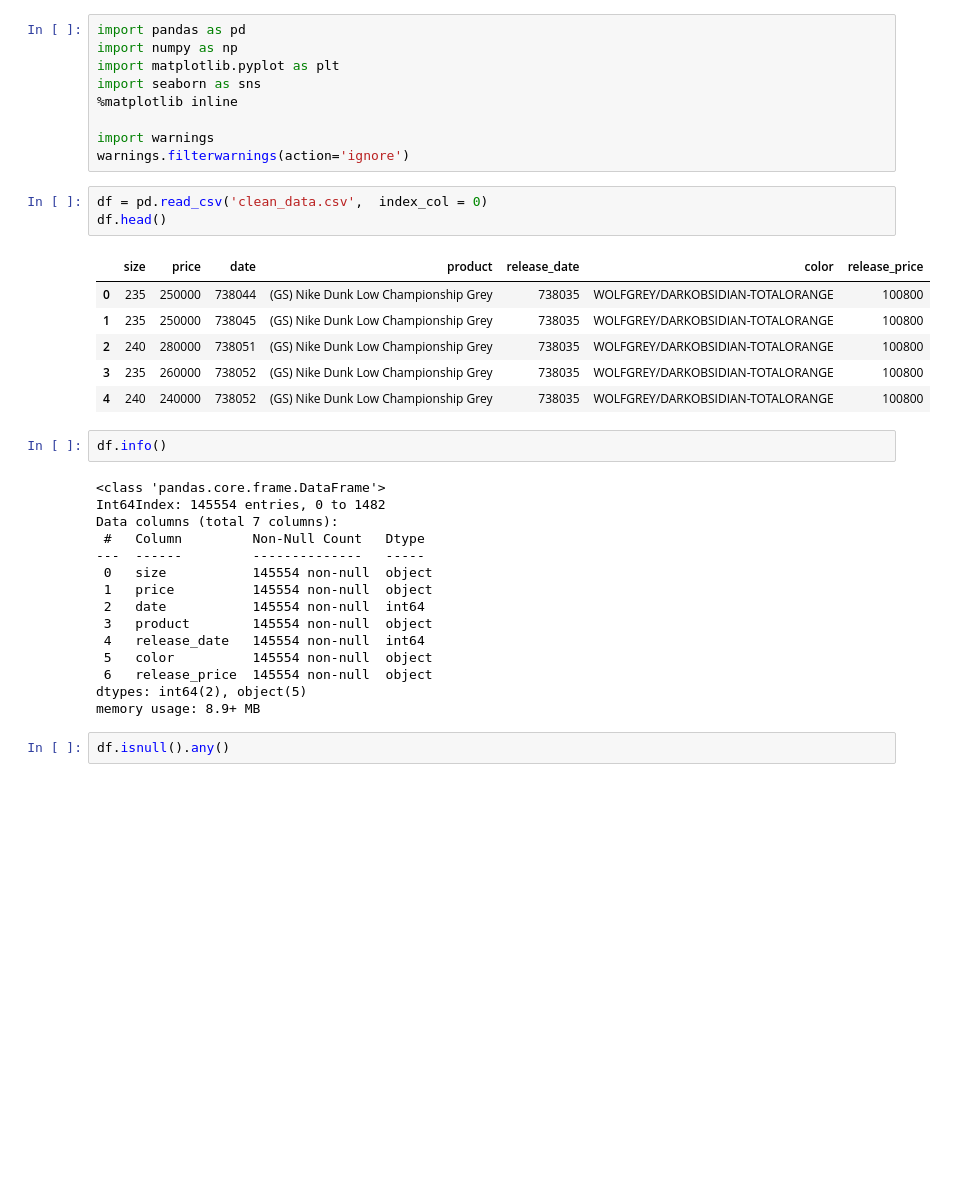
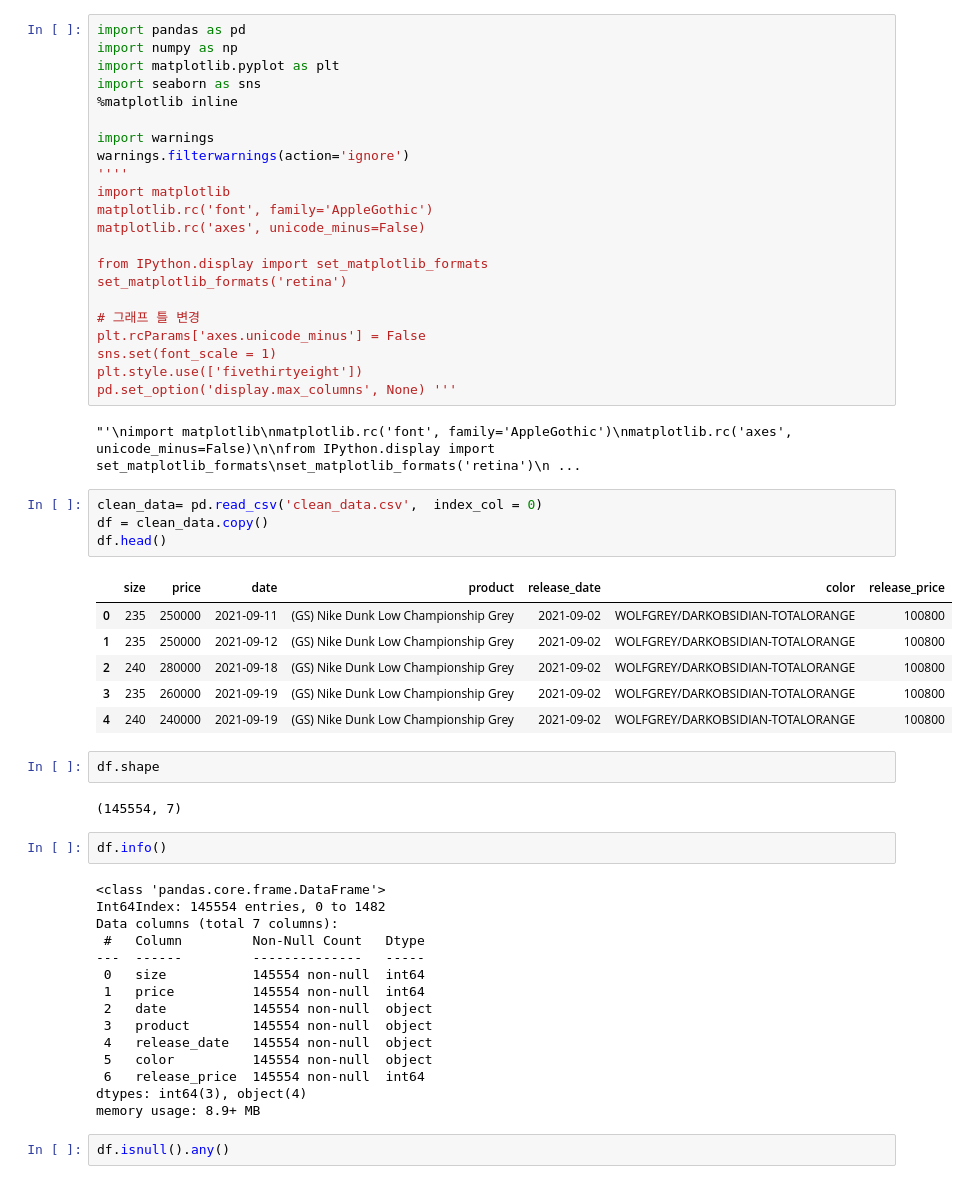
Before and after one commit to danielwon01/BDA-Final-Project, a Jupyter notebook: EDA/EDA_Sample.ipynb, the cells around one changed output. Drawn from its saved outputs; the diff is of its cells as text; blank space fills up the shorter version.

```diff
--- a/EDA/EDA_Sample.ipynb
+++ b/EDA/EDA_Sample.ipynb
@@ -7,16 +7,36 @@ import seaborn as sns
 
 import warnings
 warnings.filterwarnings(action='ignore')
+''''
+import matplotlib
+matplotlib.rc('font', family='AppleGothic')
+matplotlib.rc('axes', unicode_minus=False)
+
+from IPython.display import set_matplotlib_formats
+set_matplotlib_formats('retina')
+
+# 그래프 틀 변경
+plt.rcParams['axes.unicode_minus'] = False
+sns.set(font_scale = 1)
+plt.style.use(['fivethirtyeight'])
+pd.set_option('display.max_columns', None) '''
+# %% [output]
+"'\nimport matplotlib\nmatplotlib.rc('font', family='AppleGothic')\nmatplotlib.rc('axes', unicode_minus=False)\n\nfrom IPython.display import set_matplotlib_formats\nset_matplotlib_formats('retina')\n ...
 # %%
-df = pd.read_csv('clean_data.csv',  index_col = 0)
+clean_data= pd.read_csv('clean_data.csv',  index_col = 0)
+df = clean_data.copy()
 df.head()
 # %% [output]
 |  | size | price | date | product | release_date | color | release_price |
-| 0 | 235 | 250000 | 738044 | (GS) Nike Dunk Low Championship Grey | 738035 | WOLFGREY/DARKOBSIDIAN-TOTALORANGE | 100800 |
-| 1 | 235 | 250000 | 738045 | (GS) Nike Dunk Low Championship Grey | 738035 | WOLFGREY/DARKOBSIDIAN-TOTALORANGE | 100800 |
-| 2 | 240 | 280000 | 738051 | (GS) Nike Dunk Low Championship Grey | 738035 | WOLFGREY/DARKOBSIDIAN-TOTALORANGE | 100800 |
-| 3 | 235 | 260000 | 738052 | (GS) Nike Dunk Low Championship Grey | 738035 | WOLFGREY/DARKOBSIDIAN-TOTALORANGE | 100800 |
-| 4 | 240 | 240000 | 738052 | (GS) Nike Dunk Low Championship Grey | 738035 | WOLFGREY/DARKOBSIDIAN-TOTALORANGE | 100800 |
+| 0 | 235 | 250000 | 2021-09-11 | (GS) Nike Dunk Low Championship Grey | 2021-09-02 | WOLFGREY/DARKOBSIDIAN-TOTALORANGE | 100800 |
+| 1 | 235 | 250000 | 2021-09-12 | (GS) Nike Dunk Low Championship Grey | 2021-09-02 | WOLFGREY/DARKOBSIDIAN-TOTALORANGE | 100800 |
+| 2 | 240 | 280000 | 2021-09-18 | (GS) Nike Dunk Low Championship Grey | 2021-09-02 | WOLFGREY/DARKOBSIDIAN-TOTALORANGE | 100800 |
+| 3 | 235 | 260000 | 2021-09-19 | (GS) Nike Dunk Low Championship Grey | 2021-09-02 | WOLFGREY/DARKOBSIDIAN-TOTALORANGE | 100800 |
+| 4 | 240 | 240000 | 2021-09-19 | (GS) Nike Dunk Low Championship Grey | 2021-09-02 | WOLFGREY/DARKOBSIDIAN-TOTALORANGE | 100800 |
+# %%
+df.shape
+# %% [output]
+(145554, 7)
 # %%
 df.info()
 # %% [output]
@@ -25,14 +45,14 @@ Int64Index: 145554 entries, 0 to 1482
 Data columns (total 7 columns):
  #   Column         Non-Null Count   Dtype
 ---  ------         --------------   -----
- 0   size           145554 non-null  object
- 1   price          145554 non-null  object
- 2   date           145554 non-null  int64
+ 0   size           145554 non-null  int64
+ 1   price          145554 non-null  int64
+ 2   date           145554 non-null  object
  3   product        145554 non-null  object
- 4   release_date   145554 non-null  int64
+ 4   release_date   145554 non-null  object
  5   color          145554 non-null  object
- 6   release_price  145554 non-null  object
-dtypes: int64(2), object(5)
+ 6   release_price  145554 non-null  int64
+dtypes: int64(3), object(4)
 memory usage: 8.9+ MB
 # %%
 df.isnull().any()
```
Also changed, not shown: parts of 26 cells of this notebook, 4 other files.
